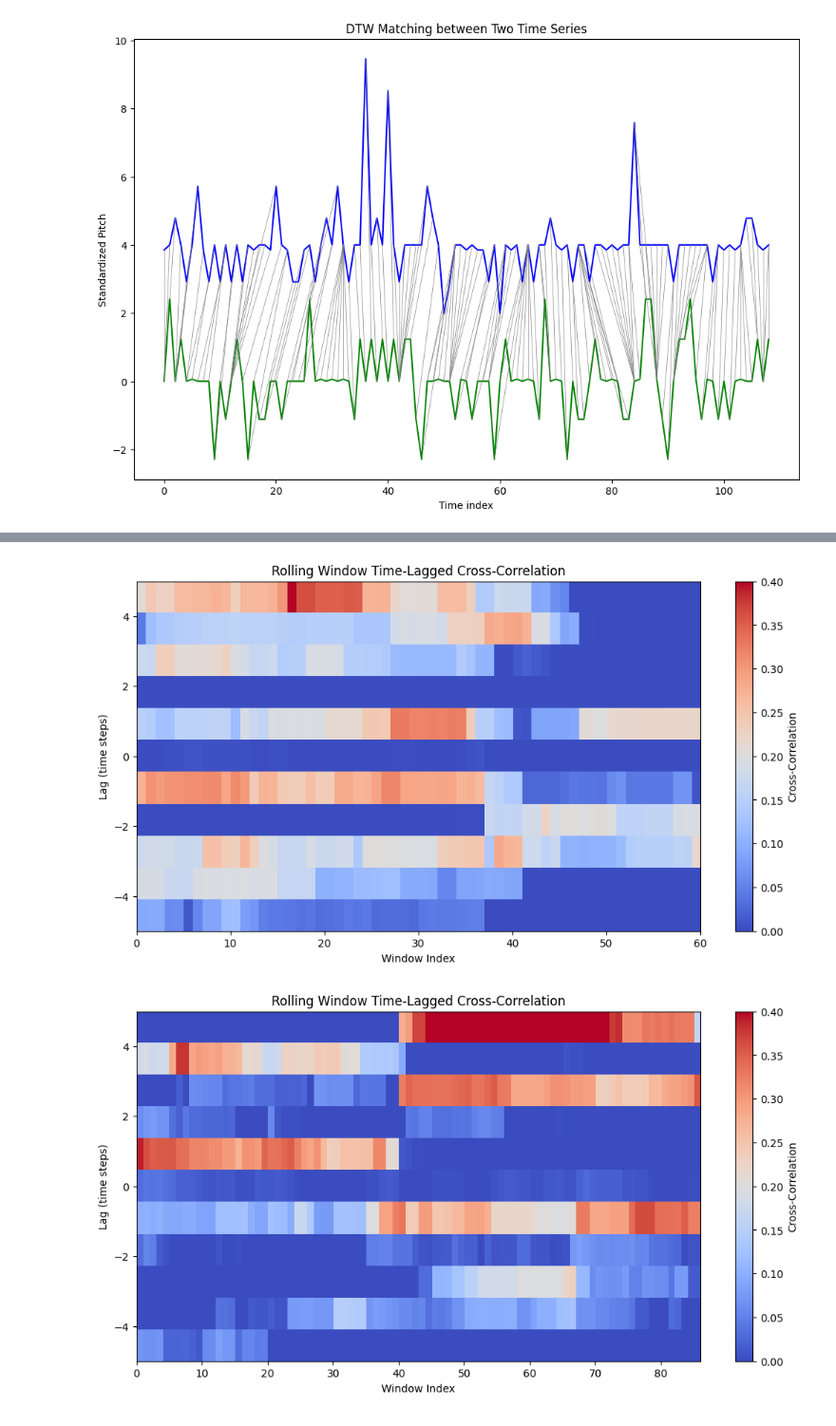
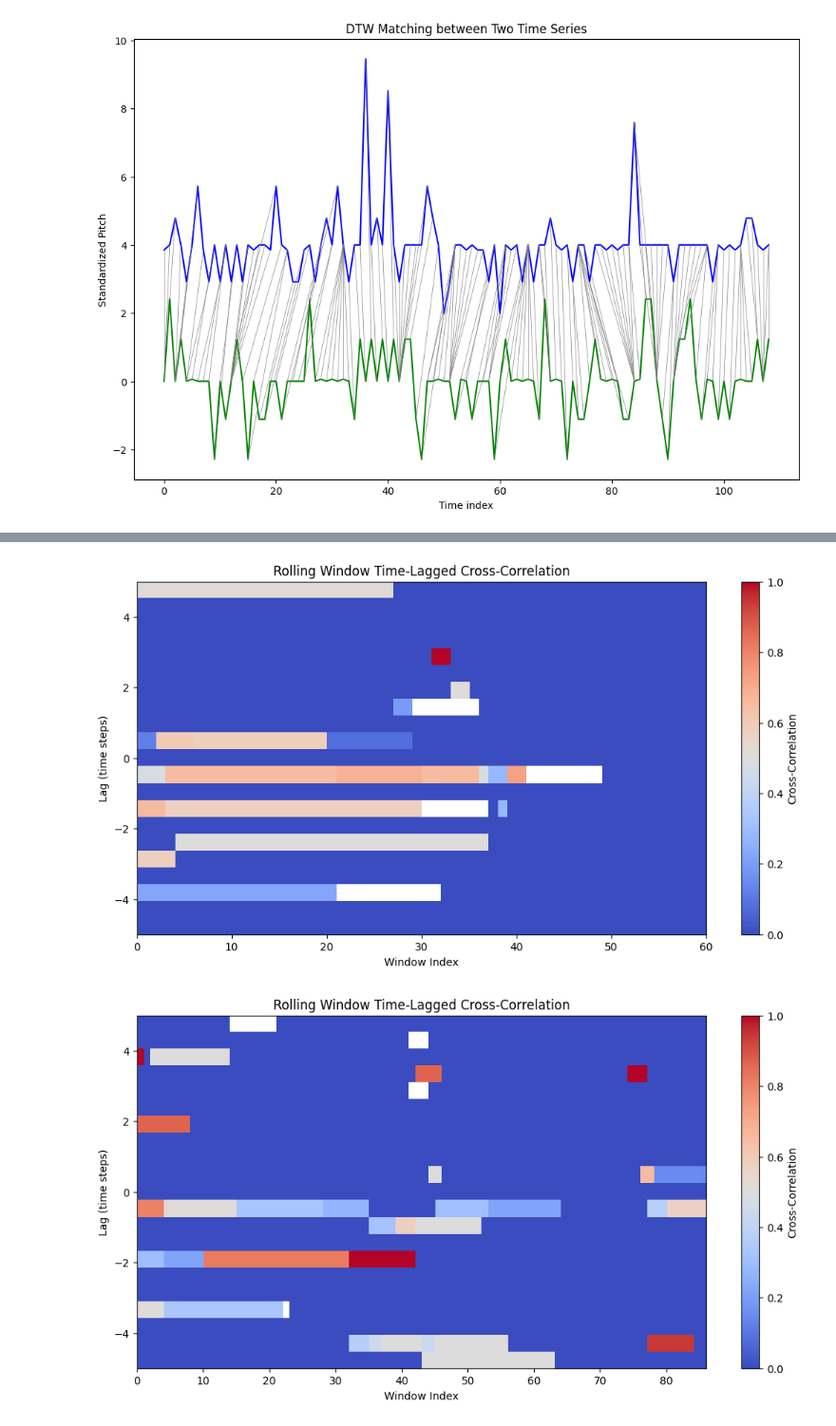
Before and after one commit to ljr10225008/Behavioral-sync, a Jupyter notebook: pitchana.ipynb, the cells around one changed output, grey strips where cells are left out. Shown at 95% size. Drawn from its saved outputs; the diff is of its cells as text; code cells hidden in the pictures.

```diff
--- a/pitchana.ipynb
+++ b/pitchana.ipynb
@@ -383,23 +522,35 @@ plot_dtw_matching(energy_p_td_n[:,1],energy_c_td_n[:,1], np.array(path_td_emean)
 # %% [output]
 [figure]
 # %%
+def corr_nan_safe(x, y):
+    mask = ~np.isnan(x) & ~np.isnan(y)
+    #print(np.sum(mask))
+    if np.sum(mask) < 3:
+        return 0
+    return np.corrcoef(x[mask], y[mask])[0, 1]
 def rolling_tlcc(series1, series2, window_size, max_lag): # rolling window cross-correlation
     correlations = []
     lags = range(-max_lag, max_lag + 1)
-
+    series1_n=series1.copy()
+    series2_n=series2.copy()
+    series1_n[np.where(np.abs(series1 <0.0001))[0]] = np.nan
+    series2_n[np.where(np.abs(series2 <0.0001))[0]] = np.nan
     for i in range(len(series1) - window_size + 1):
-        window1 = series1[i:i + window_size]
-        window2 = series2[i:i + window_size]
+        window1 = series1_n[i:i + window_size]
+        window2 = series2_n[i:i + window_size]
 
         # Compute cross-correlation for different lags
         cross_corr = []
         for lag in lags:
             if lag > 0:
-                corr = np.corrcoef(window1[:-lag], window2[lag:])[0, 1] if len(window1[:-lag]) > 1 else np.nan
+                #corr = np.corrcoef(window1[:-lag], window2[lag:])[0, 1] if len(window1[:-lag]) > 1 else np.nan
+                corr = corr_nan_safe(window1[:-lag], window2[lag:])
             elif lag < 0:
-                corr = np.corrcoef(window1[-lag:], window2[:lag])[0, 1] if len(window1[-lag:]) > 1 else np.nan
+                #corr = np.corrcoef(window1[-lag:], window2[:lag])[0, 1] if len(window1[-lag:]) > 1 else np.nan
+                corr = corr_nan_safe(window1[-lag:], window2[:lag])
             else:
-                corr = np.corrcoef(window1, window2)[0, 1]
+                #corr = np.corrcoef(window1, window2)[0, 1]
+                corr = corr_nan_safe(window1, window2)
             cross_corr.append(corr)
 
         correlations.append(cross_corr)
@@ -413,6 +568,6 @@ tlcc_results_td_range=rolling_tlcc(pitch_p_td_n[:,4],pitch_c_td_n[:,4], 50, 5)
 # %%
-tlcc_results_td_mean_e=rolling_tlcc(energy_p_td_n[:,1],energy_c_td_n[:,1], 50, 5)
-tlcc_results_td_max_e=rolling_tlcc(energy_p_td_n[:,2],energy_c_td_n[:,2], 50, 5)
-tlcc_results_td_min_e=rolling_tlcc(energy_p_td_n[:,3],energy_c_td_n[:,3], 50, 5)
-tlcc_results_td_range_e=rolling_tlcc(energy_p_td_n[:,4],energy_c_td_n[:,4], 50, 5)
+tlcc_results_td_mean_e=rolling_tlcc(energy_p_td_n[:,1],energy_c_td_n[:,1], 50, 10)
+#tlcc_results_td_max_e=rolling_tlcc(energy_p_td_n[:,2],energy_c_td_n[:,2], 50, 5)
+#tlcc_results_td_min_e=rolling_tlcc(energy_p_td_n[:,3],energy_c_td_n[:,3], 50, 5)
+#tlcc_results_td_range_e=rolling_tlcc(energy_p_td_n[:,4],energy_c_td_n[:,4], 50, 5)
 # %%
@@ -423,5 +578,5 @@ tlcc_results_asd_range=rolling_tlcc(pitch_p_asd_n[:,4],pitch_c_asd_n[:,4], 50, 5
 # %%
-tlcc_results_asd_mean_e=rolling_tlcc(energy_p_asd_n[:,1],energy_c_asd_n[:,1], 50, 5)
-tlcc_results_asd_max_e=rolling_tlcc(energy_p_asd_n[:,2],energy_c_asd_n[:,2], 50, 5)
-tlcc_results_asd_min_e=rolling_tlcc(energy_p_asd_n[:,3],energy_c_asd_n[:,3], 50, 5)
-tlcc_results_asd_range_e=rolling_tlcc(energy_p_asd_n[:,4],energy_c_asd_n[:,4], 50, 5)
+tlcc_results_asd_mean_e=rolling_tlcc(energy_p_asd_n[:,1],energy_c_asd_n[:,1], 50, 10)
+#tlcc_results_asd_max_e=rolling_tlcc(energy_p_asd_n[:,2],energy_c_asd_n[:,2], 50, 5)
+#tlcc_results_asd_min_e=rolling_tlcc(energy_p_asd_n[:,3],energy_c_asd_n[:,3], 50, 5)
+#tlcc_results_asd_range_e=rolling_tlcc(energy_p_asd_n[:,4],energy_c_asd_n[:,4], 50, 5)
@@ -449,21 +654,21 @@ plt.show()
 # %%
 plt.figure(figsize=(12, 6))
-plt.imshow(tlcc_results_td_mean_e.T, aspect='auto', cmap='coolwarm', extent=[0, len(tlcc_results_td_mean_e), -5, 5],vmin=0,vmax=0.4)
+plt.imshow(tlcc_results_td_mean_e.T, aspect='auto', cmap='coolwarm', extent=[0, len(tlcc_results_td_mean_e), -5, 5],vmin=0,vmax=1)
 plt.colorbar(label="Cross-Correlation")
 plt.xlabel("Window Index")
 plt.ylabel("Lag (time steps)")
 plt.title("Rolling Window Time-Lagged Cross-Correlation")
 plt.savefig(pathsave+'/'+'tlcc_td_emean_'+folders_td[0],bbox_inches='tight')
 plt.show()
 
 plt.figure(figsize=(12, 6))
-plt.imshow(tlcc_results_asd_mean_e.T, aspect='auto', cmap='coolwarm', extent=[0, len(tlcc_results_asd_mean_e), -5, 5],vmin=0,vmax=0.4)
+plt.imshow(tlcc_results_asd_mean_e.T, aspect='auto', cmap='coolwarm', extent=[0, len(tlcc_results_asd_mean_e), -5, 5],vmin=0,vmax=1)
 plt.colorbar(label="Cross-Correlation")
 plt.xlabel("Window Index")
 plt.ylabel("Lag (time steps)")
 plt.title("Rolling Window Time-Lagged Cross-Correlation")
 plt.savefig(pathsave+'/'+'tlcc_asd_emean_'+folders_asd[0],bbox_inches='tight')
 plt.show()
 # %% [output]
-[figure, old version]
+[figure, new version]
-[figure, old version]
+[figure, new version]
```
Also changed, not shown: parts of 58 cells of this notebook, 2 other files.
